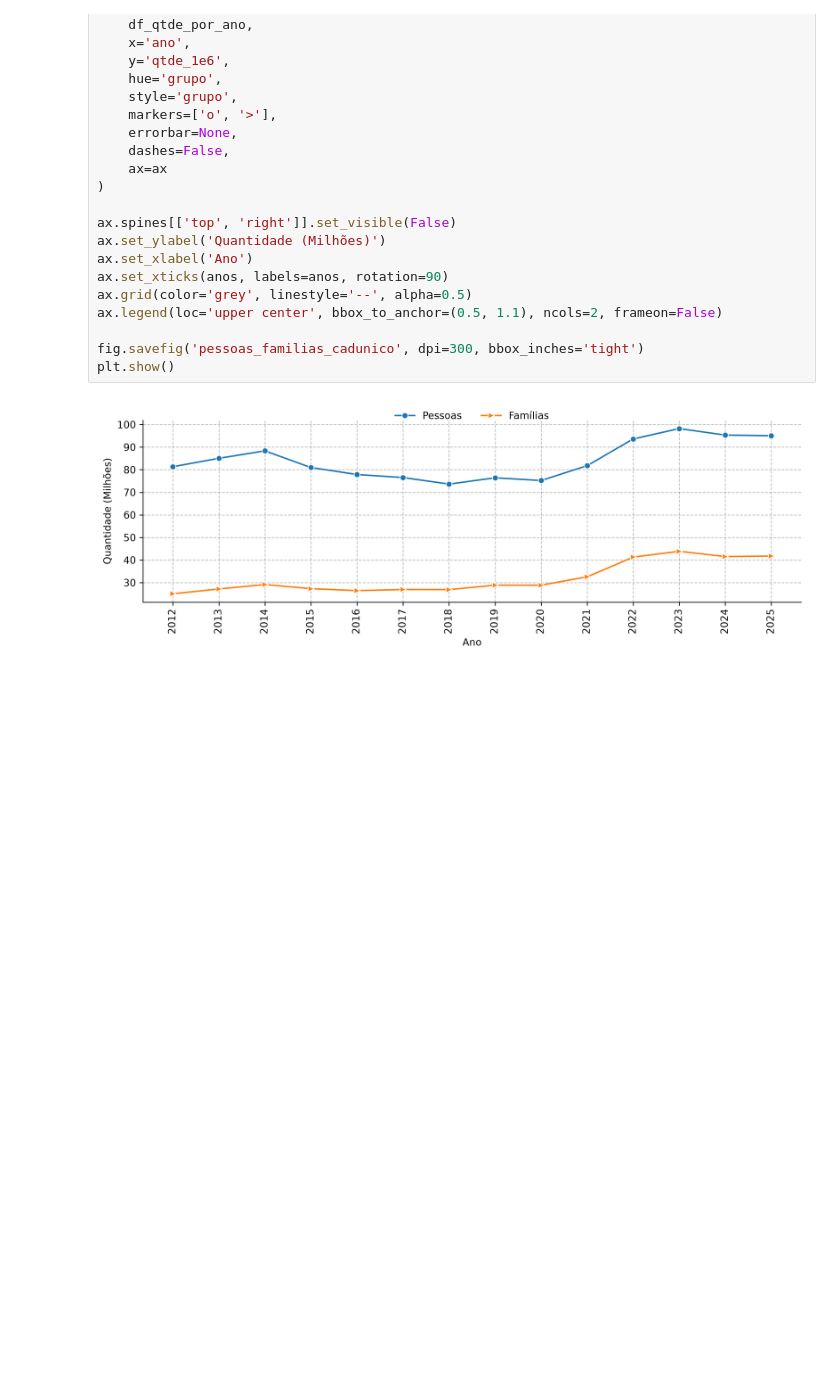
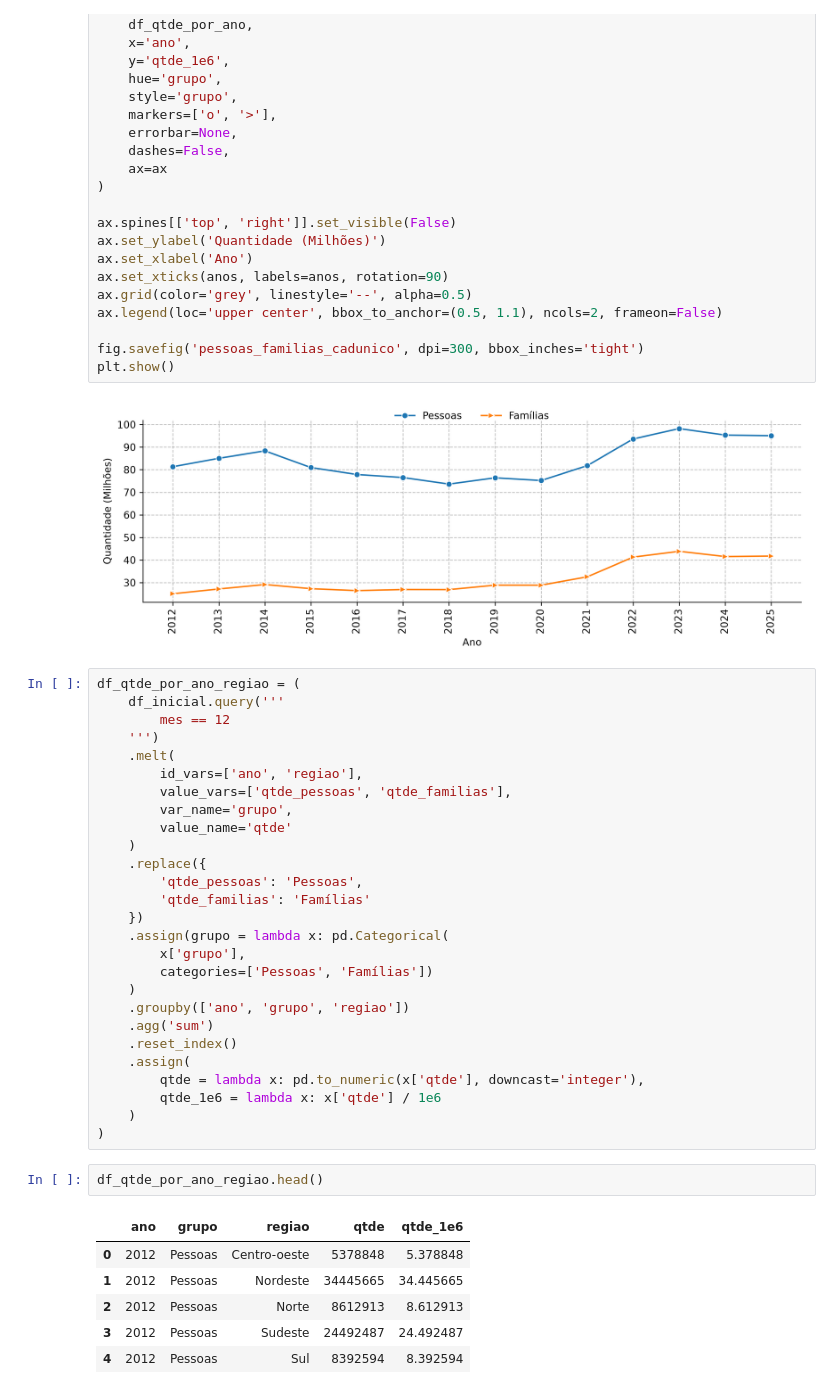
Before and after one commit to LazaroDamasceno/Dissertacao, a Jupyter notebook: analises/cad_unico/pessoas_familias/analise.ipynb, the cells around one changed output. Cells and saved outputs as stored; diff of their text form; blank space fills up the shorter version.

```diff
--- a/analises/cad_unico/pessoas_familias/analise.ipynb
+++ b/analises/cad_unico/pessoas_familias/analise.ipynb
@@ -99,3 +99,39 @@ fig.savefig('pessoas_familias_cadunico', dpi=300, bbox_inches='tight')
 plt.show()
 # %% [output]
 [figure]
+# %%
+df_qtde_por_ano_regiao = (
+    df_inicial.query('''
+        mes == 12
+    ''')
+    .melt(
+        id_vars=['ano', 'regiao'],
+        value_vars=['qtde_pessoas', 'qtde_familias'],
+        var_name='grupo',
+        value_name='qtde'
+    )
+    .replace({
+        'qtde_pessoas': 'Pessoas',
+        'qtde_familias': 'Famílias'
+    })
+    .assign(grupo = lambda x: pd.Categorical(
+        x['grupo'],
+        categories=['Pessoas', 'Famílias'])
+    )
+    .groupby(['ano', 'grupo', 'regiao'])
+    .agg('sum')
+    .reset_index()
+    .assign(
+        qtde = lambda x: pd.to_numeric(x['qtde'], downcast='integer'),
+        qtde_1e6 = lambda x: x['qtde'] / 1e6
+    )
+)
+# %%
+df_qtde_por_ano_regiao.head()
+# %% [output]
+|  | ano | grupo | regiao | qtde | qtde_1e6 |
+| 0 | 2012 | Pessoas | Centro-oeste | 5378848 | 5.378848 |
+| 1 | 2012 | Pessoas | Nordeste | 34445665 | 34.445665 |
+| 2 | 2012 | Pessoas | Norte | 8612913 | 8.612913 |
+| 3 | 2012 | Pessoas | Sudeste | 24492487 | 24.492487 |
+| 4 | 2012 | Pessoas | Sul | 8392594 | 8.392594 |
```
Also changed, not shown: parts of 2 cells of this notebook, 5 other files.
